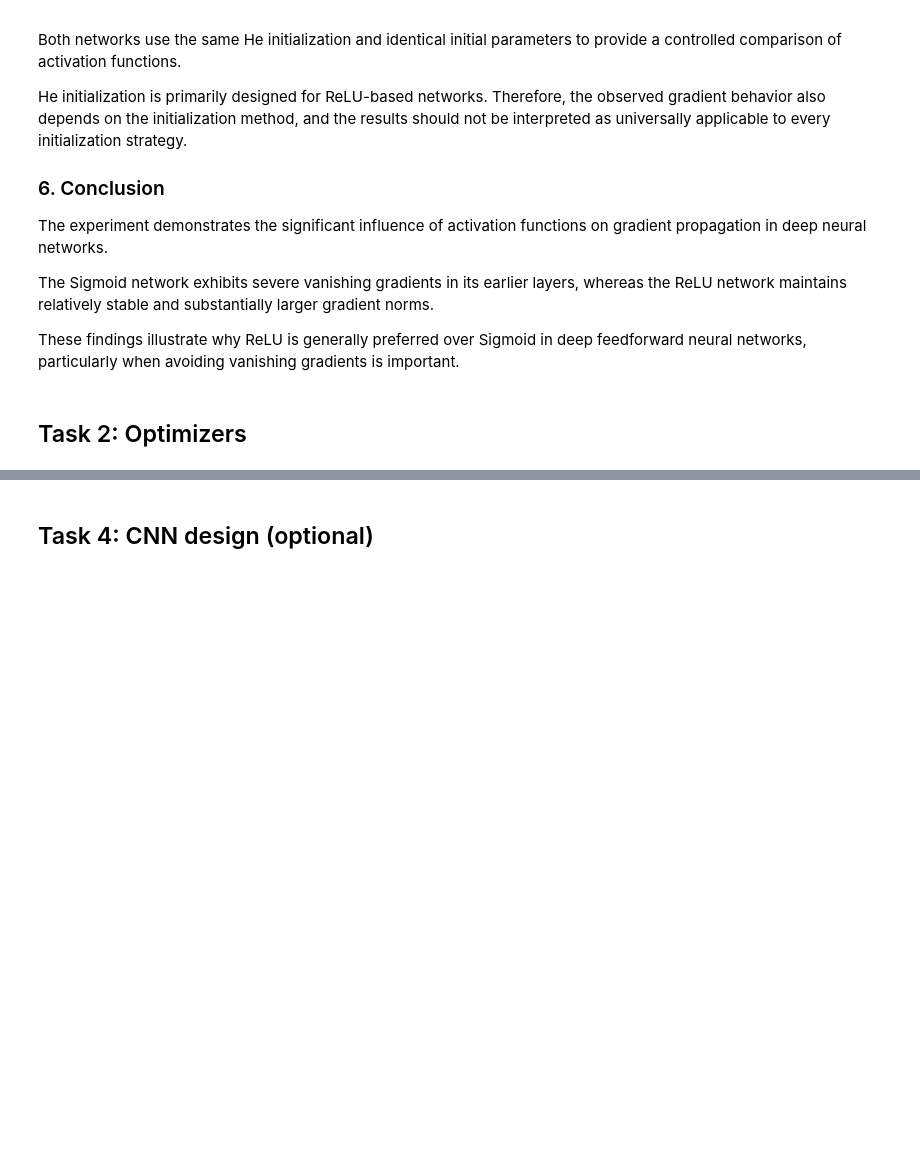
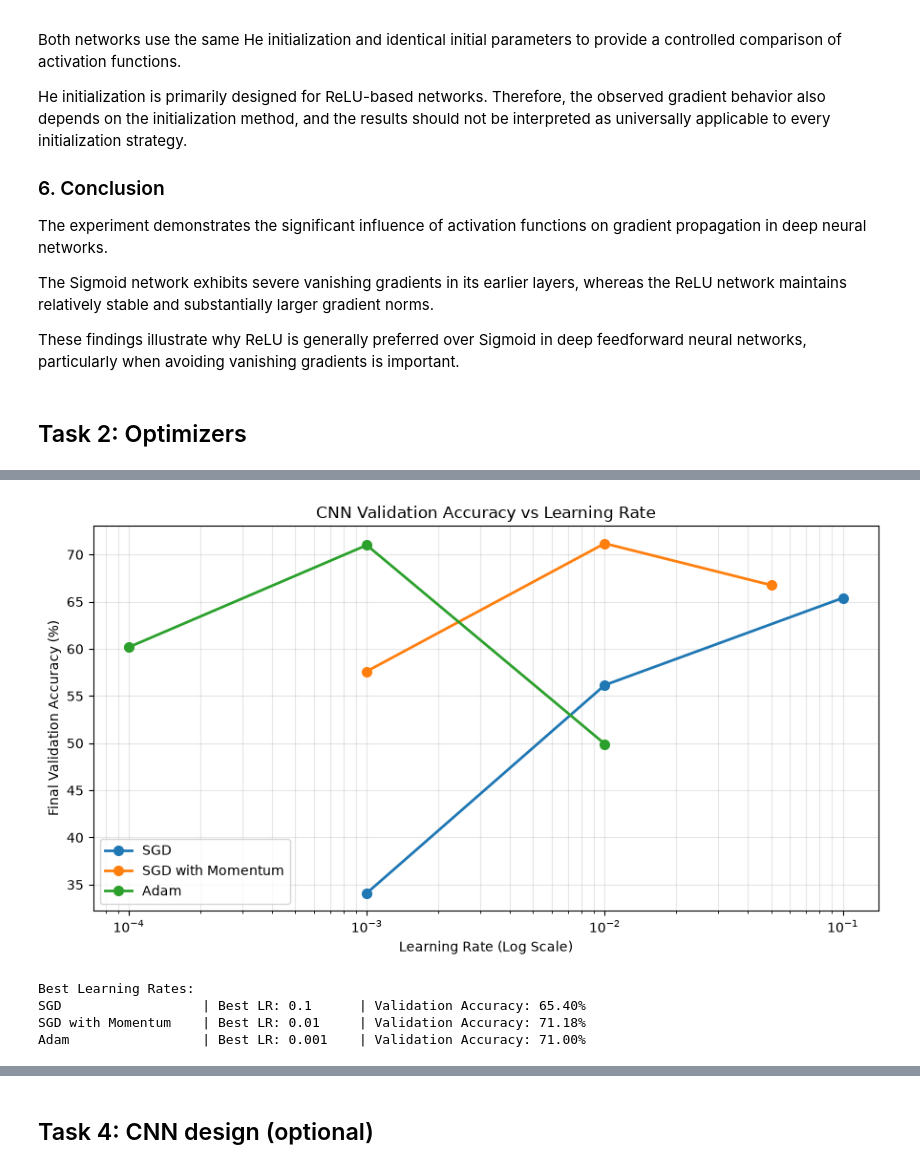
Before and after one commit to JeewanthaSadaruwan/EN4554-Assignment2-CNNs, a Jupyter notebook: 220542J_a02.ipynb, the cells around one changed output, grey strips where cells are left out. Cells and saved outputs as stored; diff of their text form; code cells hidden in the pictures; blank space fills up the shorter version.

```diff
--- a/220542J_a02.ipynb
+++ b/220542J_a02.ipynb
@@ -1173,0 +2198,53 @@ These findings illustrate why ReLU is generally preferred over Sigmoid in deep f
+# %%
+
+plt.figure(figsize=(9, 5))
+
+best_rates = {}
+
+for name, rates in learning_rates.items():
+
+    accuracies = [
+        results[(name, lr)]["val_accuracies"][-1]
+        for lr in rates
+    ]
+
+    # Determine best LR using final validation accuracy
+    best_idx = np.argmax(accuracies)
+    best_rates[name] = rates[best_idx]
+
+    plt.plot(
+        rates,
+        accuracies,
+        marker="o",
+        linewidth=2,
+        markersize=7,
+        label=name
+    )
+
+plt.xscale("log")
+
+plt.xlabel("Learning Rate (Log Scale)")
+plt.ylabel("Final Validation Accuracy (%)")
+plt.title("CNN Validation Accuracy vs Learning Rate")
+
+plt.grid(True, which="both", alpha=0.3)
+plt.legend()
+plt.tight_layout()
+plt.show()
+
+print("Best Learning Rates:")
+
+for name, lr in best_rates.items():
+    acc = results[(name, lr)]["val_accuracies"][-1]
+
+    print(
+        f"{name:<20} | "
+        f"Best LR: {lr:<8g} | "
+        f"Validation Accuracy: {acc:.2f}%"
+    )
+# %% [output]
+[figure, added]
+Best Learning Rates:
+SGD                  | Best LR: 0.1      | Validation Accuracy: 65.40%
+SGD with Momentum    | Best LR: 0.01     | Validation Accuracy: 71.18%
+Adam                 | Best LR: 0.001    | Validation Accuracy: 71.00%
```
Also changed, not shown: parts of 100 cells of this notebook.
